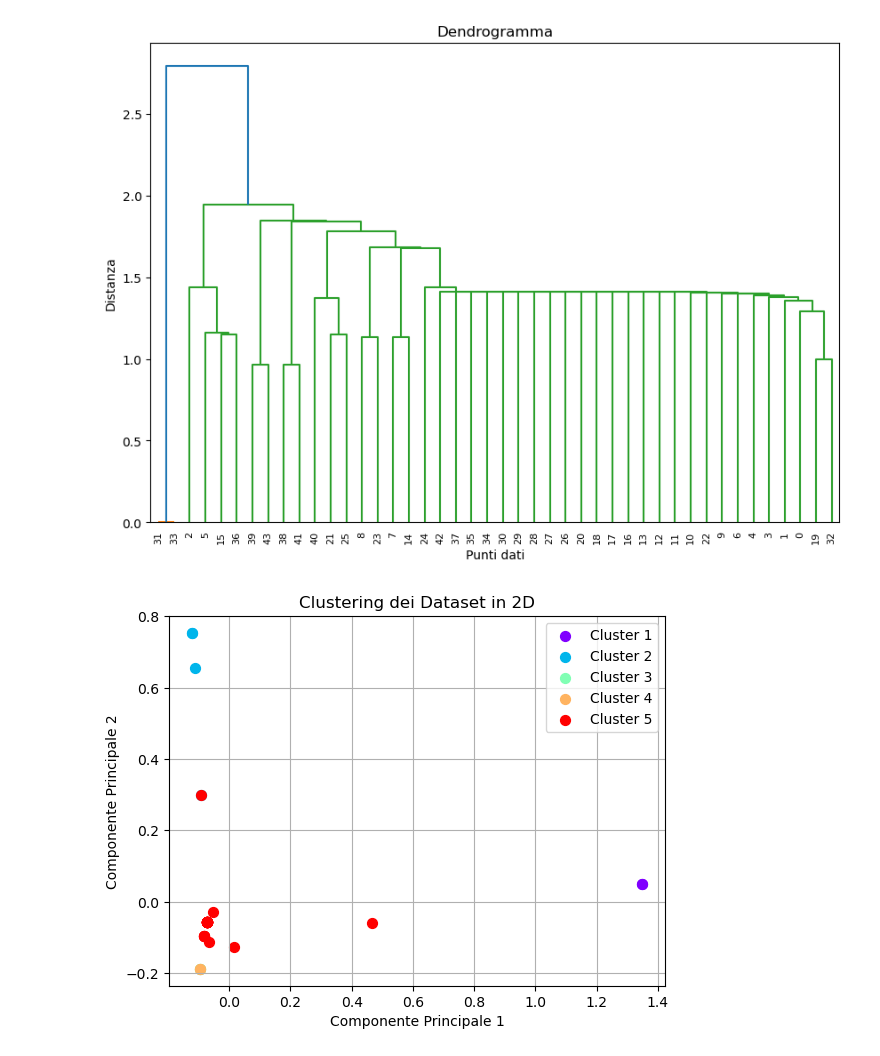
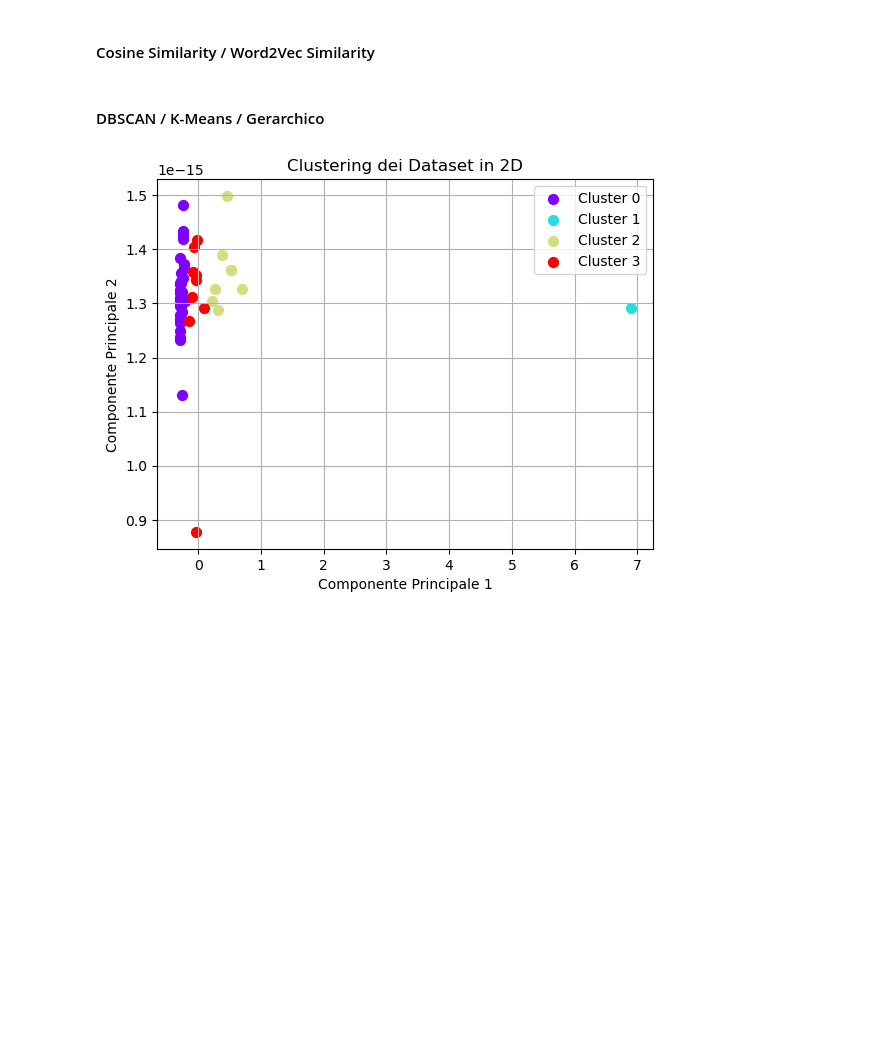
Before and after one commit to martat97/synaptIA, a Jupyter notebook: PCA_Clustering.ipynb, the cells around one changed output. Saved outputs shown, nothing was run; the diff lists cells and outputs as text; code cells hidden in the pictures; blank space fills up the shorter version.

```diff
--- a/PCA_Clustering.ipynb
+++ b/PCA_Clustering.ipynb
@@ -262,3 +286,7 @@ Words: 0.019*"medal" + 0.019*"season" + 0.019*"artist" + 0.019*"noc" + 0.019*"ga
+# %% [markdown]
+#### Cosine Similarity / Word2Vec Similarity
+# %% [markdown]
+#### DBSCAN / K-Means / Gerarchico
 # %%
 from sklearn.feature_extraction.text import CountVectorizer
 from sklearn.metrics.pairwise import cosine_similarity
@@ -270,7 +298,7 @@ from sklearn.cluster import KMeans
 from sklearn.decomposition import PCA
 import matplotlib.pyplot as plt
 import numpy as np
-top_terms_strings
+
 # Tokenizzazione delle stringhe e creazione di rappresentazioni vettoriali
 vectorizer = CountVectorizer()
 
@@ -279,77 +307,104 @@ vectorizer = CountVectorizer()
 # Mix delle due
 X = vectorizer.fit_transform(top_terms_strings)
 
-# Calcolo della similarità tra dataset basata sulla similarità del coseno
-similarity_matrix = cosine_similarity(X)
-#print(similarity_matrix)
+# 1 Calcolo della similarità tra dataset basata sulla similarità del coseno
+#similarity_matrix = cosine_similarity(X)
+
+# 2 Calcolo della similarità tra dataset basata su word2vec
+# Calcolo della similarità tra i documenti basato su Word2Vec
+num_documents = len(top_terms_strings)
+
+# Creazione di una matrice di similarità vuota
+similarity_matrix = np.zeros((num_documents, num_documents))
+
+# Calcolo della similarità tra i documenti e costruzione della matrice di similarità
+for i, doc1 in enumerate(top_terms_strings):
+    for j, doc2 in enumerate(top_terms_strings):
+        # Calcola la similarità tra le parole nei documenti
+        words1 = doc1.split()
+        words2 = doc2.split()
+
+        # Calcola la similarità media tra tutte le coppie di parole
+        similarities = [model.get_vecattr(word1, 'count') * model.get_vecattr(word2, 'count') for word1 in words1 for word2 in words2 if model.has_index_for(word1) and model.has_index_for(word2)]
+        if similarities:
+            similarity_matrix[i, j] = np.mean(similarities)
+
+# Normalizza la matrice di similarità in un intervallo [0, 1]
+max_similarity = np.max(similarity_matrix)
+if max_similarity > 0:
+    similarity_matrix /= max_similarity
+
+# Ora puoi procedere con il clustering e la visualizzazione come prima
+
+
+
 num_clusters = len(set(categories))  # Numero di cluster desiderati = numero categorie
 
 
-# Applicazione di DBSCAN per raggruppare i dataset
+#1 Applicazione di DBSCAN per raggruppare i dataset
 #eps = 1.2  # Distanza massima tra due campioni per appartenere allo stesso cluster
 #min_samples = 2  # Numero minimo di campioni in un vicinato per formare un cluster
 #dbscan = DBSCAN(eps=eps, min_samples=min_samples)
 #clusters = dbscan.fit_predict(similarity_matrix)
 
-# Applicazione di K-Means per raggruppare i dataset
-#kmeans = KMeans(n_clusters=num_clusters)
-#clusters = kmeans.fit_predict(similarity_matrix)
+#2 Applicazione di K-Means per raggruppare i dataset
+kmeans = KMeans(n_clusters=num_clusters)
+clusters = kmeans.fit_predict(similarity_matrix)
 
-#Applicazione Clustering gerarchico
+#3 Applicazione Clustering gerarchico
 # Esempio di clustering gerarchico con 3 cluster
-gerarchic = AgglomerativeClustering(n_clusters=num_clusters)
-clusters = gerarchic.fit_predict(similarity_matrix)
+#gerarchic = AgglomerativeClustering(n_clusters=num_clusters)
+#clusters = gerarchic.fit_predict(similarity_matrix)
 
 
 # Visualizzazione del dendrogramma
-from scipy.cluster.hierarchy import linkage
+#from scipy.cluster.hierarchy import linkage
 
 # Calcolo della matrice di collegamento
-linkage_matrix = linkage(similarity_matrix, 'ward')
+#linkage_matrix = linkage(similarity_matrix, 'ward')
 
 #Applicazione clustering gerarchico con threshold
-from scipy.cluster.hierarchy import fcluster
+#from scipy.cluster.hierarchy import fcluster
 # Utilizzo di fcluster per ottenere i cluster a una certa altezza
-threshold = 1.8  # Imposta l'altezza del taglio sul dendrogramma
-clusters = fcluster(linkage_matrix, threshold, criterion='distance')
+#threshold = 1.8  # Imposta l'altezza del taglio sul dendrogramma
+#clusters = fcluster(linkage_matrix, threshold, criterion='distance')
 
 
 # Visualizzazione del dendrogramma
-plt.figure(figsize=(10, 7))
-dendrogram(linkage_matrix)
-plt.title('Dendrogramma')
-plt.xlabel('Punti dati')
-plt.ylabel('Distanza')
-plt.show()
+#plt.figure(figsize=(10, 7))
+#dendrogram(linkage_matrix)
+#plt.title('Dendrogramma')
+#plt.xlabel('Punti dati')
+#plt.ylabel('Distanza')
+#plt.show()
 
 # Riduzione dimensionale con PCA a 2 componenti
 pca = PCA(n_components=2)
 X_pca = pca.fit_transform(similarity_matrix)
 
 # Plot in 2D dei cluster
 unique_clusters = np.unique(clusters)
 colors = plt.cm.rainbow(np.linspace(0, 1, len(unique_clusters)))
 
 for cluster_label, color in zip(unique_clusters, colors):
     cluster_mask = (clusters == cluster_label)
     plt.scatter(
         X_pca[cluster_mask, 0],
         X_pca[cluster_mask, 1],
         label=f'Cluster {cluster_label}',
         color=color,
         s=50
     )
 
 # Impostazioni del plot
 plt.title('Clustering dei Dataset in 2D')
 plt.xlabel('Componente Principale 1')
 plt.ylabel('Componente Principale 2')
 plt.legend()
 plt.grid(True)
 plt.show()
 # %% [output]
-[figure, old version]
+[figure, new version]
-[figure, removed]
 # %%
 feat = top_terms_strings
 
```
Also changed, not shown: parts of 22 cells of this notebook, 1 other file.
